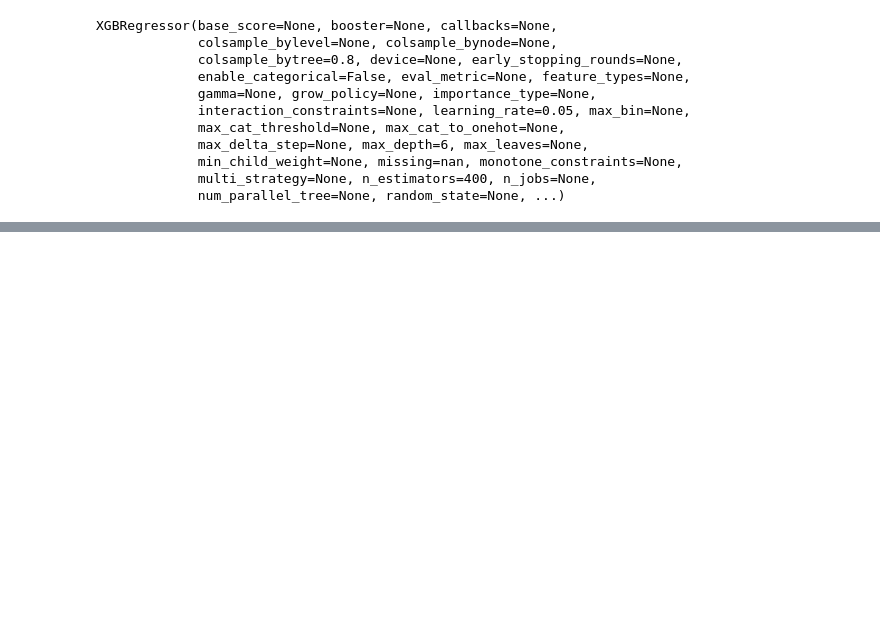
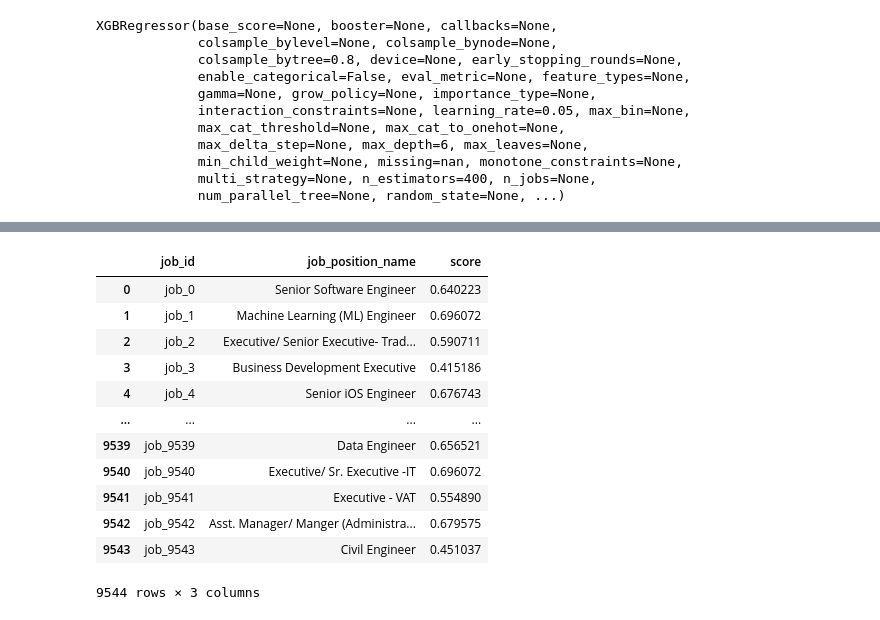
Before and after one commit to wyctorfogos/RESUME-INTELLIGENTE-ANALYZER, a Jupyter notebook: notebooks/data_analysis.ipynb, the cells around one changed output, grey strips where cells are left out. Cells and saved outputs as stored; diff of their text form; code cells hidden in the pictures; blank space fills up the shorter version.

```diff
--- a/notebooks/data_analysis.ipynb
+++ b/notebooks/data_analysis.ipynb
@@ -339,0 +660,35 @@ array([ 483,   19,  696, 1886,  303,  701, 1129, 1672, 1396,  809])
+# %%
+X_pairs = build_matching_features(candidate_matrix, embeddings_job_description_dataset)
+# %%
+X_inference = pd.DataFrame(X_pairs)
+# %%
+scores = xgb_model.predict(X_inference)
+# %%
+
+jobs_df = job_description_data.reset_index(drop=True)
+
+jobs_df["job_id"] = [
+    f"job_{i}" for i in range(len(jobs_df))
+]
+
+candidate_score = pd.DataFrame({
+    "job_id": jobs_df["job_id"].values,
+    "job_position_name": jobs_df["job_position_name"],
+    "score": scores
+}).sort_values(by="score", ascending=False)
+# %%
+candidate_score
+# %% [output]
+|  | job_id | job_position_name | score |
+| 0 | job_0 | Senior Software Engineer | 0.640223 |
+| 1 | job_1 | Machine Learning (ML) Engineer | 0.696072 |
+| 2 | job_2 | Executive/ Senior Executive- Trad... | 0.590711 |
+| 3 | job_3 | Business Development Executive | 0.415186 |
+| 4 | job_4 | Senior iOS Engineer | 0.676743 |
+| ... | ... | ... | ... |
+| 9539 | job_9539 | Data Engineer | 0.656521 |
+| 9540 | job_9540 | Executive/ Sr. Executive -IT | 0.696072 |
+| 9541 | job_9541 | Executive - VAT | 0.554890 |
+| 9542 | job_9542 | Asst. Manager/ Manger (Administra... | 0.679575 |
+| 9543 | job_9543 | Civil Engineer | 0.451037 |
+9544 rows × 3 columns
```
Also changed, not shown: parts of 43 cells of this notebook.
